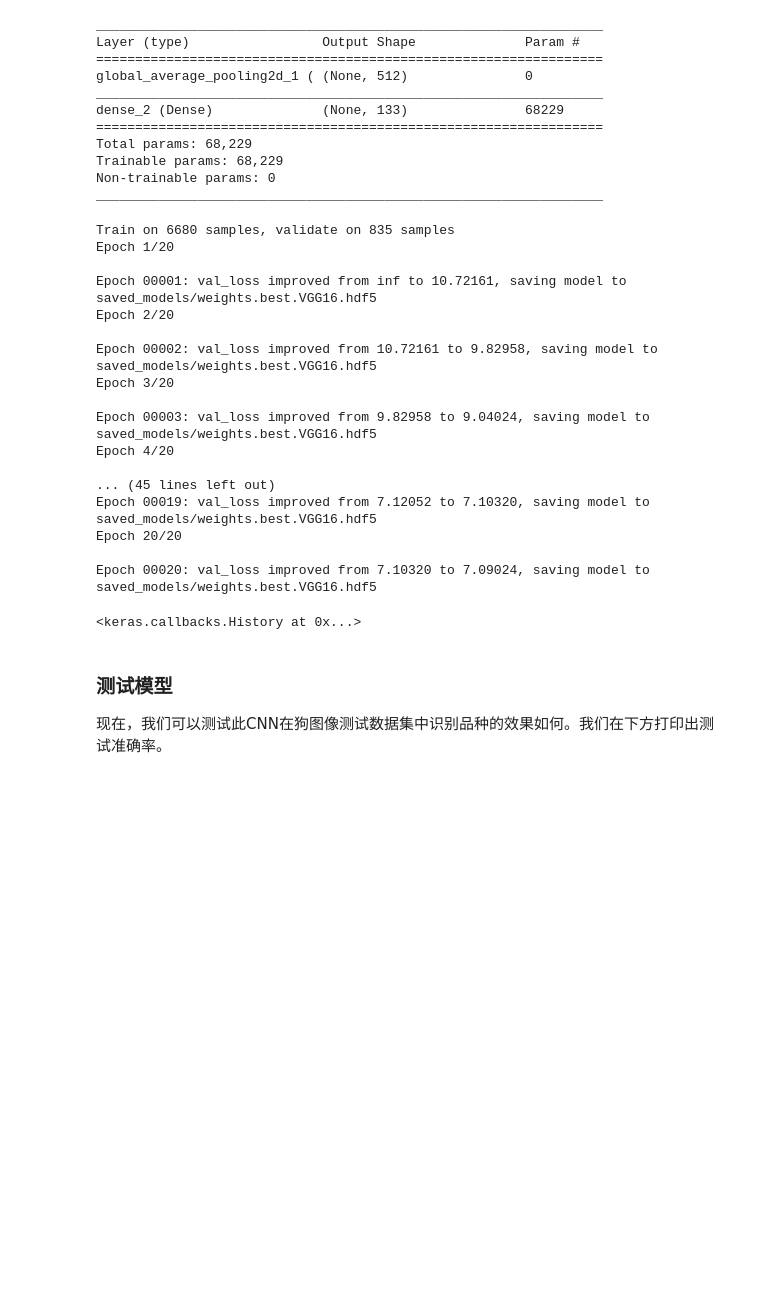
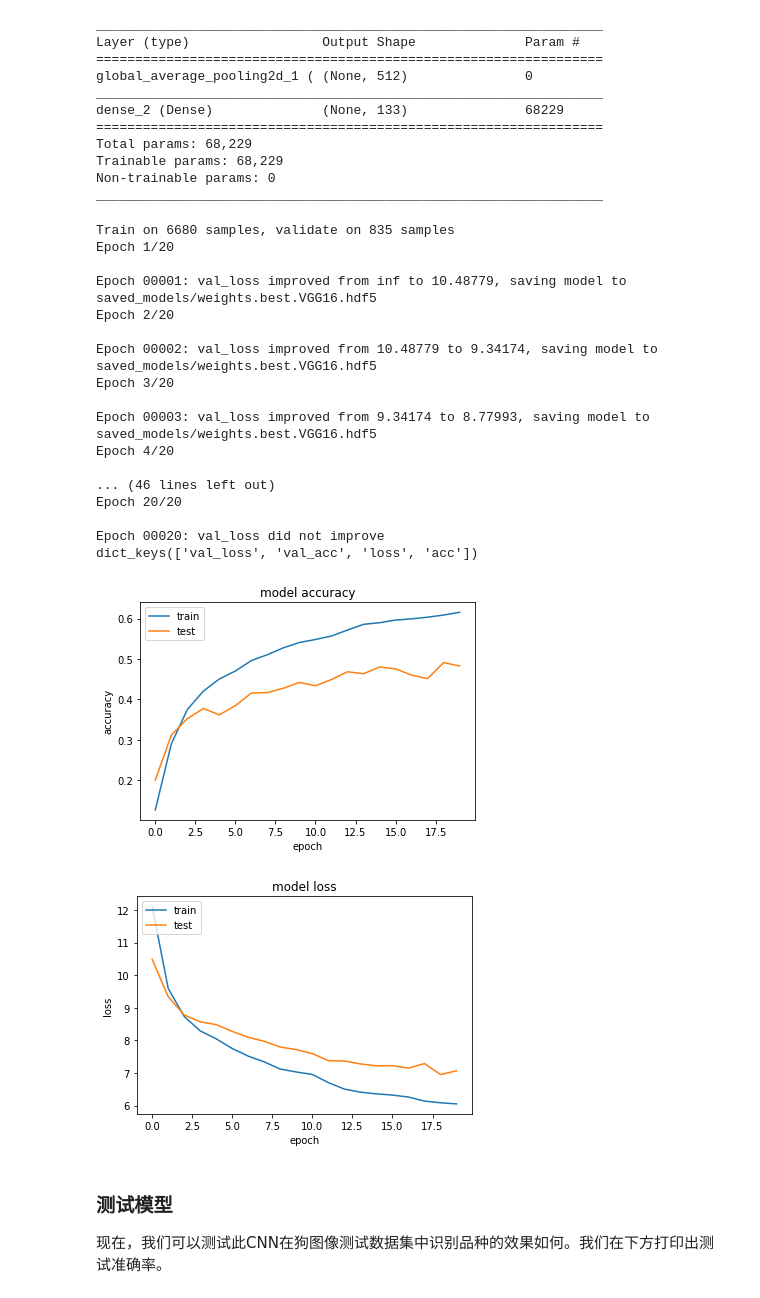
Before and after one commit to agassi4013/MLND_dog_project, a Jupyter notebook: dog_app.ipynb, the cells around one changed output. Saved outputs shown, nothing was run; the diff lists cells and outputs as text; code cells hidden in the pictures; blank space fills up the shorter version.

```diff
--- a/dog_app.ipynb
+++ b/dog_app.ipynb
@@ -531,34 +571,54 @@ _________________________________________________________________
 ## 编译模型
 
 VGG16_model.compile(loss='categorical_crossentropy', optimizer='rmsprop', metrics=['accuracy'])
-# %%
-## 训练模型
-
-checkpointer = ModelCheckpoint(filepath='saved_models/weights.best.VGG16.hdf5',
-                               verbose=1, save_best_only=True)
-
-VGG16_model.fit(train_VGG16, train_targets,
-          validation_data=(valid_VGG16, valid_targets),
-          epochs=20, batch_size=20, callbacks=[checkpointer], verbose=1)
-# %% [output]
-Train on 6680 samples, validate on 835 samples
-Epoch 1/20
-
-Epoch 00001: val_loss improved from inf to 10.72161, saving model to saved_models/weights.best.VGG16.hdf5
-Epoch 2/20
-
-Epoch 00002: val_loss improved from 10.72161 to 9.82958, saving model to saved_models/weights.best.VGG16.hdf5
-Epoch 3/20
-
-Epoch 00003: val_loss improved from 9.82958 to 9.04024, saving model to saved_models/weights.best.VGG16.hdf5
-Epoch 4/20
-
-... (45 lines left out)
-Epoch 00019: val_loss improved from 7.12052 to 7.10320, saving model to saved_models/weights.best.VGG16.hdf5
-Epoch 20/20
-
-Epoch 00020: val_loss improved from 7.10320 to 7.09024, saving model to saved_models/weights.best.VGG16.hdf5
-<keras.callbacks.History at 0x...>
+# %%
+## 训练模型
+
+checkpointer = ModelCheckpoint(filepath='saved_models/weights.best.VGG16.hdf5',
+                               verbose=1, save_best_only=True)
+
+history = VGG16_model.fit(train_VGG16, train_targets,
+          validation_data=(valid_VGG16, valid_targets),
+          epochs=20, batch_size=20, callbacks=[checkpointer], verbose=1)
+
+# list all data in history
+print(history.history.keys())
+# summarize history for accuracy
+plt.plot(history.history['acc'])
+plt.plot(history.history['val_acc'])
+plt.title('model accuracy')
+plt.ylabel('accuracy')
+plt.xlabel('epoch')
+plt.legend(['train', 'test'], loc='upper left')
+plt.show()
+# summarize history for loss
+plt.plot(history.history['loss'])
+plt.plot(history.history['val_loss'])
+plt.title('model loss')
+plt.ylabel('loss')
+plt.xlabel('epoch')
+plt.legend(['train', 'test'], loc='upper left')
+plt.show()
+# %% [output]
+Train on 6680 samples, validate on 835 samples
+Epoch 1/20
+
+Epoch 00001: val_loss improved from inf to 10.48779, saving model to saved_models/weights.best.VGG16.hdf5
+Epoch 2/20
+
+Epoch 00002: val_loss improved from 10.48779 to 9.34174, saving model to saved_models/weights.best.VGG16.hdf5
+Epoch 3/20
+
+Epoch 00003: val_loss improved from 9.34174 to 8.77993, saving model to saved_models/weights.best.VGG16.hdf5
+Epoch 4/20
+
+... (46 lines left out)
+Epoch 20/20
+
+Epoch 00020: val_loss did not improve
+dict_keys(['val_loss', 'val_acc', 'loss', 'acc'])
+[figure, added]
+[figure, added]
 # %%
 ## 加载具有最好验证loss的模型
 
```
Also changed, not shown: parts of 10 cells of this notebook, 1 other file.
